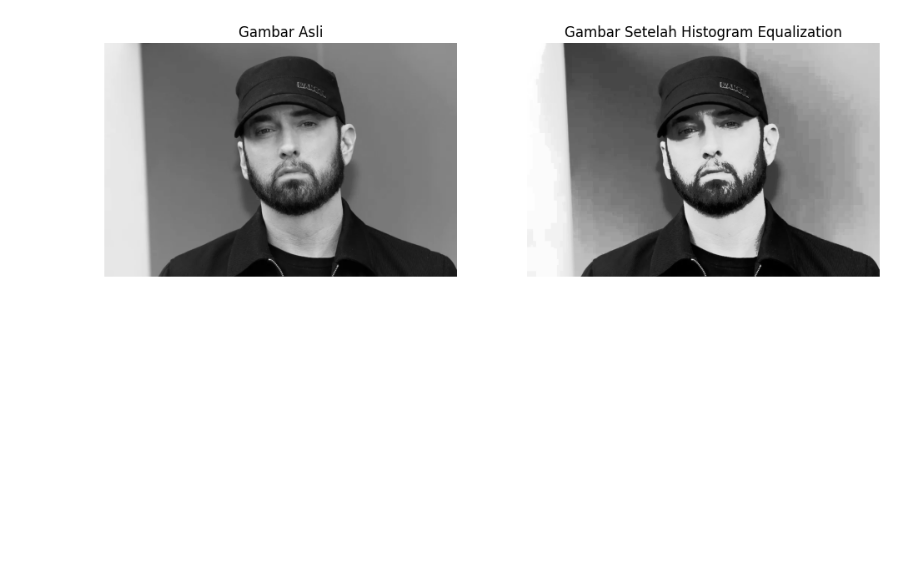
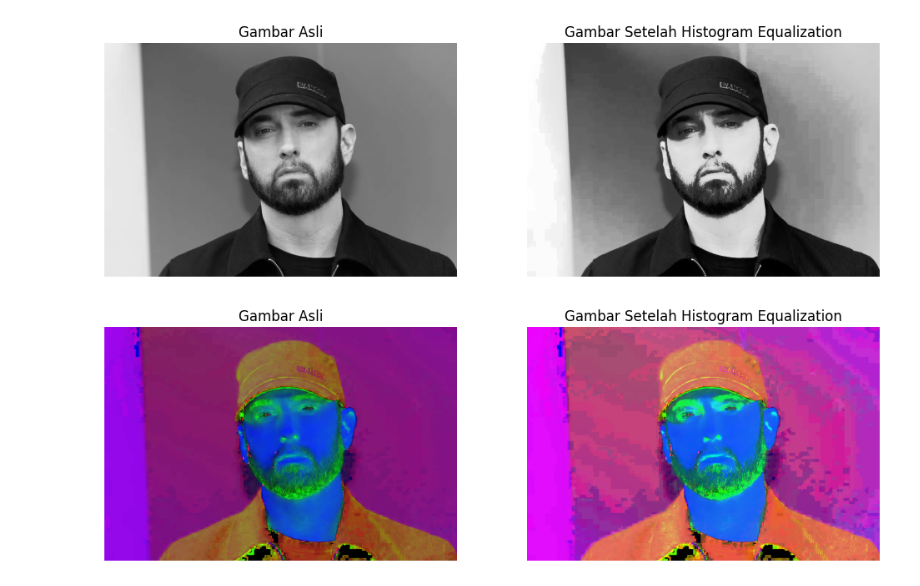
Before and after one commit to BARBARBoyyHD/histogram-scikitimage, a Jupyter notebook: histogram.ipynb, the cells around one changed output. Cells and saved outputs as stored; diff of their text form; code cells hidden in the pictures; blank space fills up the shorter version.

Commit message:
Add Konversi checkpoint

```diff
--- a/histogram.ipynb
+++ b/histogram.ipynb
@@ -62,3 +69,21 @@ ax[1].axis('off')
 plt.show()
 # %% [output]
 [figure]
+# %%
+image = io.imread('./asset/eminem.webp')
+# Konversi gambar ke grayscale jika gambar berwarna
+if len(image.shape) == 3:
+ image = color.rgb2hsv(image)
+# Melakukan histogram equalization
+image_eq = exposure.equalize_hist(image)
+# Plot gambar asli dan hasil histogram equalization
+fig, ax = plt.subplots(1, 2, figsize=(12, 6))
+ax[0].imshow(image, cmap='gray')
+ax[0].set_title('Gambar Asli')
+ax[0].axis('off')
+ax[1].imshow(image_eq, cmap='gray')
+ax[1].set_title('Gambar Setelah Histogram Equalization')
+ax[1].axis('off')
+plt.show()
+# %% [output]
+[figure, added]
```
Also changed, not shown: parts of 8 cells of this notebook, 2 other files.
